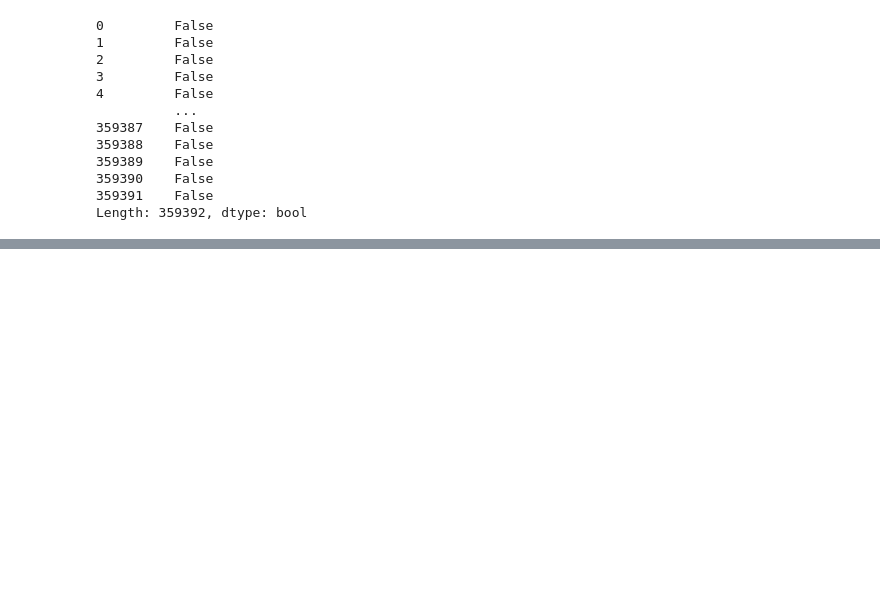
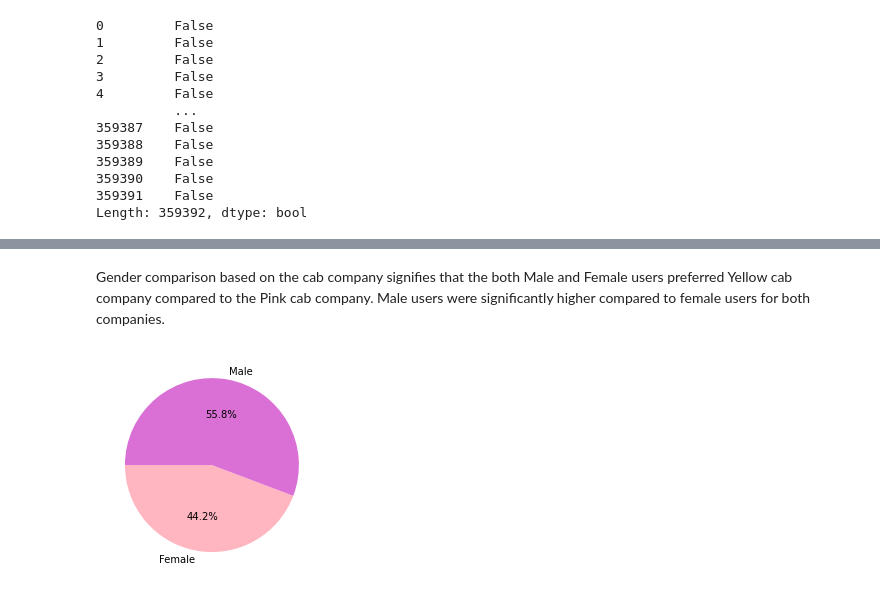
Before and after one commit to Manochitra20/G2M-for-Cab-Investment-firm, a Jupyter notebook: G2M_insights .ipynb, the cells around one changed output, grey strips where cells are left out. Drawn from its saved outputs; the diff is of its cells as text; code cells hidden in the pictures; blank space fills up the shorter version.

```diff
--- a/G2M_insights .ipynb
+++ b/G2M_insights .ipynb
@@ -195,0 +237,3 @@ cab_data.describe()
+# %%
+pink_cab = cab_data[cab_data['Company'] == 'Pink Cab']
+pink_cab
@@ -195,0 +362,8 @@ cab_data.describe()
+# %% [markdown]
+Gender comparison based on the cab company signifies that the both Male and Female users preferred Yellow cab company compared to the Pink cab company. Male users were significantly higher compared to female users for both companies.
+# %%
+colors = ['lightpink', 'orchid']
+plt.pie(pink_gpercent["Users"], labels=pink_gpercent.index, colors=colors, autopct="%1.1f%%", startangle=180)
+plt.show()
+# %% [output]
+[figure, added]
```
Also changed, not shown: parts of 22 cells of this notebook, 2 other files.
